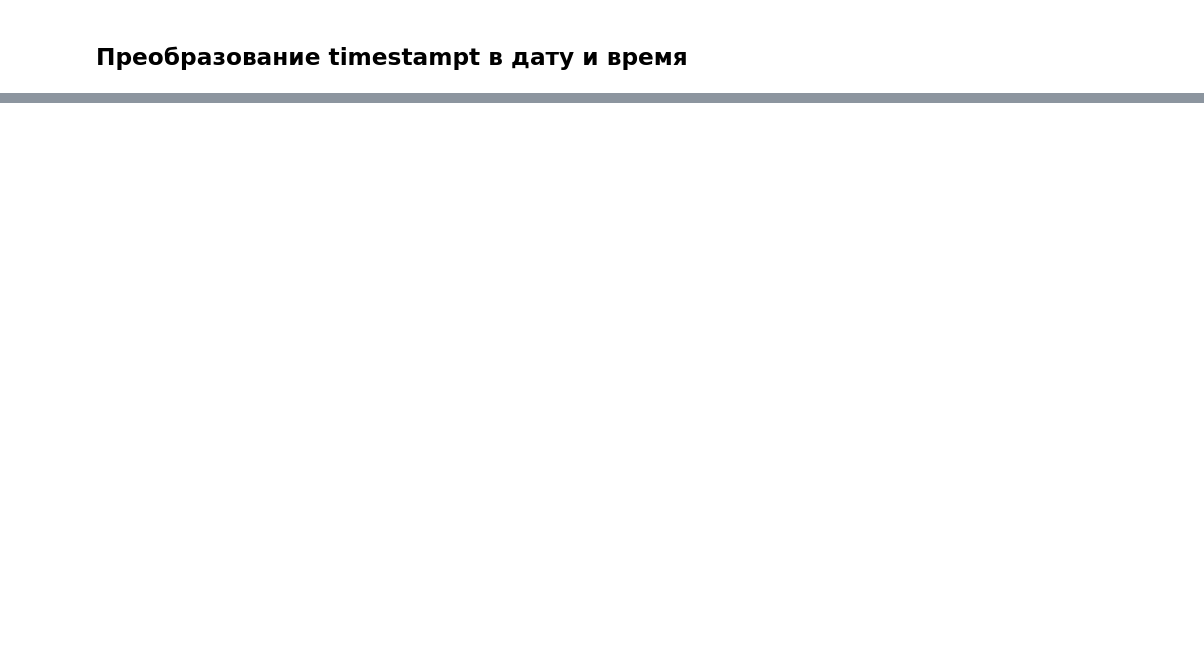
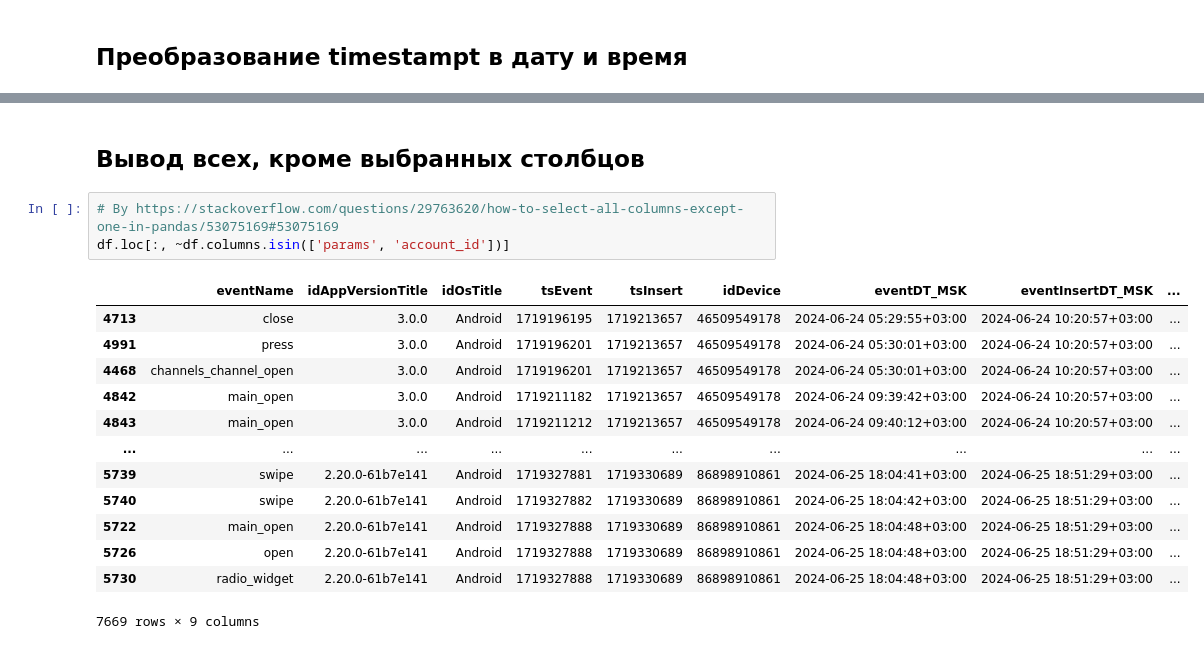
Before and after one commit to Hubbitus/python-jupyter-playbox, a Jupyter notebook: MyTracker-api-simple.ipynb, the cells around one changed output, grey strips where cells are left out. Drawn from its saved outputs; the diff is of its cells as text; blank space fills up the shorter version.

```diff
--- a/MyTracker-api-simple.ipynb
+++ b/MyTracker-api-simple.ipynb
@@ -129,0 +164,19 @@ df[(df['eventName'] == 'press') & (81114376137 == df['idDevice'])]
+# %% [markdown]
+## Вывод всех, кроме выбранных столбцов
+# %%
+# By https://stackoverflow.com/questions/29763620/how-to-select-all-columns-except-one-in-pandas/53075169#53075169
+df.loc[:, ~df.columns.isin(['params', 'account_id'])]
+# %% [output]
+|  | eventName | idAppVersionTitle | idOsTitle | tsEvent | tsInsert | idDevice | eventDT_MSK | eventInsertDT_MSK | ... |
+| 4713 | close | 3.0.0 | Android | 1719196195 | 1719213657 | 46509549178 | 2024-06-24 05:29:55+03:00 | 2024-06-24 10:20:57+03:00 | ... |
+| 4991 | press | 3.0.0 | Android | 1719196201 | 1719213657 | 46509549178 | 2024-06-24 05:30:01+03:00 | 2024-06-24 10:20:57+03:00 | ... |
+| 4468 | channels_channel_open | 3.0.0 | Android | 1719196201 | 1719213657 | 46509549178 | 2024-06-24 05:30:01+03:00 | 2024-06-24 10:20:57+03:00 | ... |
+| 4842 | main_open | 3.0.0 | Android | 1719211182 | 1719213657 | 46509549178 | 2024-06-24 09:39:42+03:00 | 2024-06-24 10:20:57+03:00 | ... |
+| 4843 | main_open | 3.0.0 | Android | 1719211212 | 1719213657 | 46509549178 | 2024-06-24 09:40:12+03:00 | 2024-06-24 10:20:57+03:00 | ... |
+| ... | ... | ... | ... | ... | ... | ... | ... | ... | ... |
+| 5739 | swipe | 2.20.0-61b7e141 | Android | 1719327881 | 1719330689 | 86898910861 | 2024-06-25 18:04:41+03:00 | 2024-06-25 18:51:29+03:00 | ... |
+| 5740 | swipe | 2.20.0-61b7e141 | Android | 1719327882 | 1719330689 | 86898910861 | 2024-06-25 18:04:42+03:00 | 2024-06-25 18:51:29+03:00 | ... |
+| 5722 | main_open | 2.20.0-61b7e141 | Android | 1719327888 | 1719330689 | 86898910861 | 2024-06-25 18:04:48+03:00 | 2024-06-25 18:51:29+03:00 | ... |
+| 5726 | open | 2.20.0-61b7e141 | Android | 1719327888 | 1719330689 | 86898910861 | 2024-06-25 18:04:48+03:00 | 2024-06-25 18:51:29+03:00 | ... |
+| 5730 | radio_widget | 2.20.0-61b7e141 | Android | 1719327888 | 1719330689 | 86898910861 | 2024-06-25 18:04:48+03:00 | 2024-06-25 18:51:29+03:00 | ... |
+7669 rows × 9 columns
```
Also changed, not shown: parts of 31 cells of this notebook.
